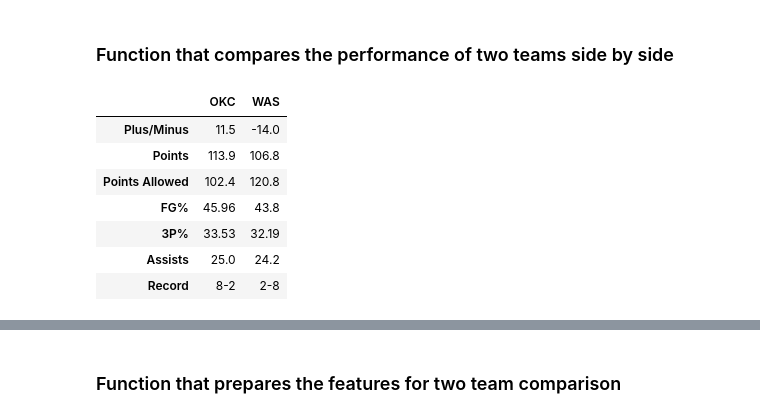
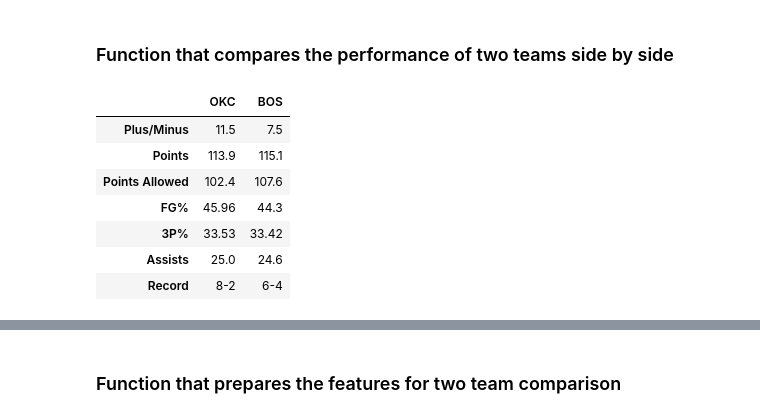
Before and after one commit to SehejGit/nba-win-predictions, a Jupyter notebook: win-probability.ipynb, the cells around one changed output, grey strips where cells are left out. Drawn from its saved outputs; the diff is of its cells as text; code cells hidden in the pictures.

```diff
--- a/win-probability.ipynb
+++ b/win-probability.ipynb
@@ -146,16 +146,16 @@ def compare_teams(games_df, team1_abbrev, team2_abbrev, n=10):
 
   return comparison
 # %%
-comparison = compare_teams(games, 'OKC', 'WAS', 10)
+comparison = compare_teams(games, 'OKC', 'BOS', 10)
 comparison
 # %% [output]
-|  | OKC | WAS |
-| Plus/Minus | 11.5 | -14.0 |
-| Points | 113.9 | 106.8 |
-| Points Allowed | 102.4 | 120.8 |
-| FG% | 45.96 | 43.8 |
-| 3P% | 33.53 | 32.19 |
-| Assists | 25.0 | 24.2 |
-| Record | 8-2 | 2-8 |
+|  | OKC | BOS |
+| Plus/Minus | 11.5 | 7.5 |
+| Points | 113.9 | 115.1 |
+| Points Allowed | 102.4 | 107.6 |
+| FG% | 45.96 | 44.3 |
+| 3P% | 33.53 | 33.42 |
+| Assists | 25.0 | 24.6 |
+| Record | 8-2 | 6-4 |
 # %%
 team1_stats = get_team_performance(games, 'OKC', 10)
```
Also changed, not shown: parts of 10 cells of this notebook.
